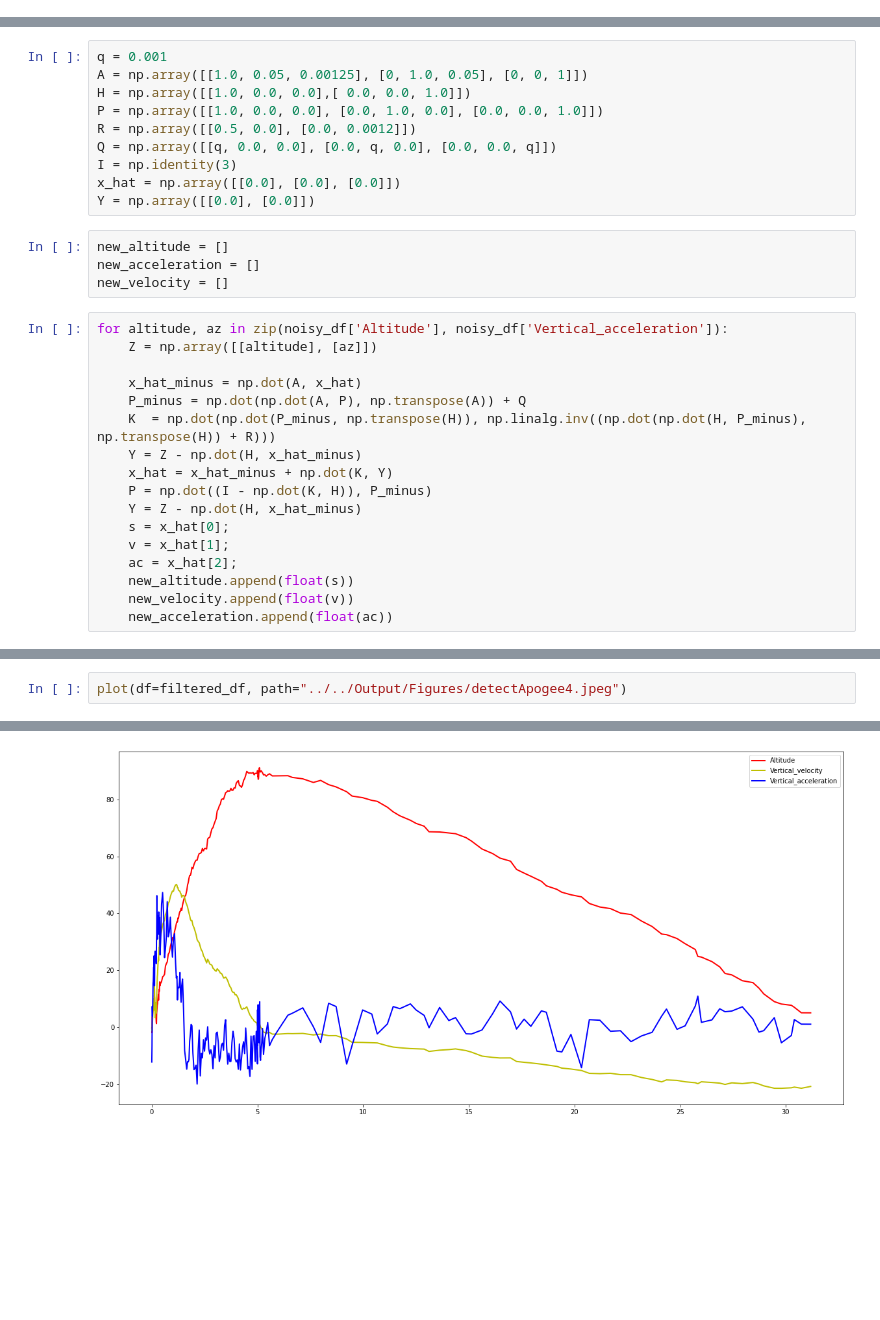
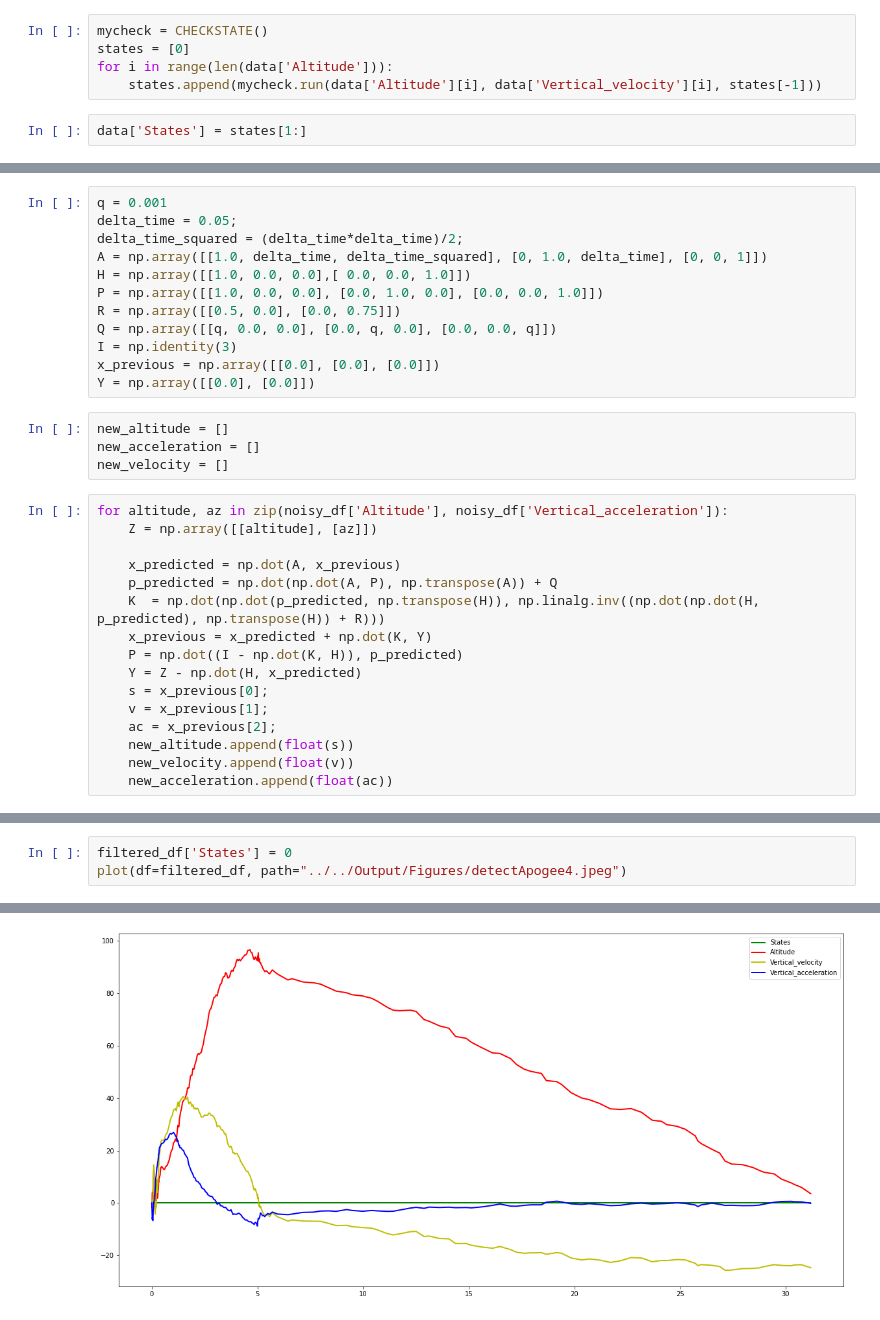
Before and after one commit to nakujaproject/BMPdata, a Jupyter notebook: Src/Notebooks/detectApogee.ipynb, the cells around one changed output, grey strips where cells are left out. Drawn from its saved outputs; the diff is of its cells as text; blank space fills up the shorter version.

```diff
--- a/Src/Notebooks/detectApogee.ipynb
+++ b/Src/Notebooks/detectApogee.ipynb
@@ -85,0 +81,7 @@ def detect_apogee(df):
+# %%
+mycheck = CHECKSTATE()
+states = [0]
+for i in range(len(data['Altitude'])):
+    states.append(mycheck.run(data['Altitude'][i], data['Vertical_velocity'][i], states[-1]))
+# %%
+data['States'] = states[1:]
@@ -233,12 +231,14 @@ Acceleration: Apogee at : 2.3447
 # %%
 q = 0.001
-A = np.array([[1.0, 0.05, 0.00125], [0, 1.0, 0.05], [0, 0, 1]])
+delta_time = 0.05;
+delta_time_squared = (delta_time*delta_time)/2;
+A = np.array([[1.0, delta_time, delta_time_squared], [0, 1.0, delta_time], [0, 0, 1]])
 H = np.array([[1.0, 0.0, 0.0],[ 0.0, 0.0, 1.0]])
 P = np.array([[1.0, 0.0, 0.0], [0.0, 1.0, 0.0], [0.0, 0.0, 1.0]])
-R = np.array([[0.5, 0.0], [0.0, 0.0012]])
+R = np.array([[0.5, 0.0], [0.0, 0.75]])
 Q = np.array([[q, 0.0, 0.0], [0.0, q, 0.0], [0.0, 0.0, q]])
 I = np.identity(3)
-x_hat = np.array([[0.0], [0.0], [0.0]])
+x_previous = np.array([[0.0], [0.0], [0.0]])
 Y = np.array([[0.0], [0.0]])
 # %%
 new_altitude = []
@@ -248,16 +248,15 @@ new_velocity = []
 for altitude, az in zip(noisy_df['Altitude'], noisy_df['Vertical_acceleration']):
     Z = np.array([[altitude], [az]])
 
-    x_hat_minus = np.dot(A, x_hat)
-    P_minus = np.dot(np.dot(A, P), np.transpose(A)) + Q
-    K  = np.dot(np.dot(P_minus, np.transpose(H)), np.linalg.inv((np.dot(np.dot(H, P_minus), np.transpose(H)) + R)))
-    Y = Z - np.dot(H, x_hat_minus)
-    x_hat = x_hat_minus + np.dot(K, Y)
-    P = np.dot((I - np.dot(K, H)), P_minus)
-    Y = Z - np.dot(H, x_hat_minus)
-    s = x_hat[0];
-    v = x_hat[1];
-    ac = x_hat[2];
+    x_predicted = np.dot(A, x_previous)
+    p_predicted = np.dot(np.dot(A, P), np.transpose(A)) + Q
+    K  = np.dot(np.dot(p_predicted, np.transpose(H)), np.linalg.inv((np.dot(np.dot(H, p_predicted), np.transpose(H)) + R)))
+    x_previous = x_predicted + np.dot(K, Y)
+    P = np.dot((I - np.dot(K, H)), p_predicted)
+    Y = Z - np.dot(H, x_predicted)
+    s = x_previous[0];
+    v = x_previous[1];
+    ac = x_previous[2];
     new_altitude.append(float(s))
     new_velocity.append(float(v))
     new_acceleration.append(float(ac))
@@ -297,3 +296,4 @@ See the caveats in the documentation: https://pandas.pydata.org/pandas-docs/stab
 # %%
+filtered_df['States'] = 0
 plot(df=filtered_df, path="../../Output/Figures/detectApogee4.jpeg")
 # %% [output]
@@ -300 +305 @@ plot(df=filtered_df, path="../../Output/Figures/detectApogee4.jpeg")
-[figure, old version]
+[figure, new version]
```
Also changed, not shown: parts of 25 cells of this notebook, 7 other files.
